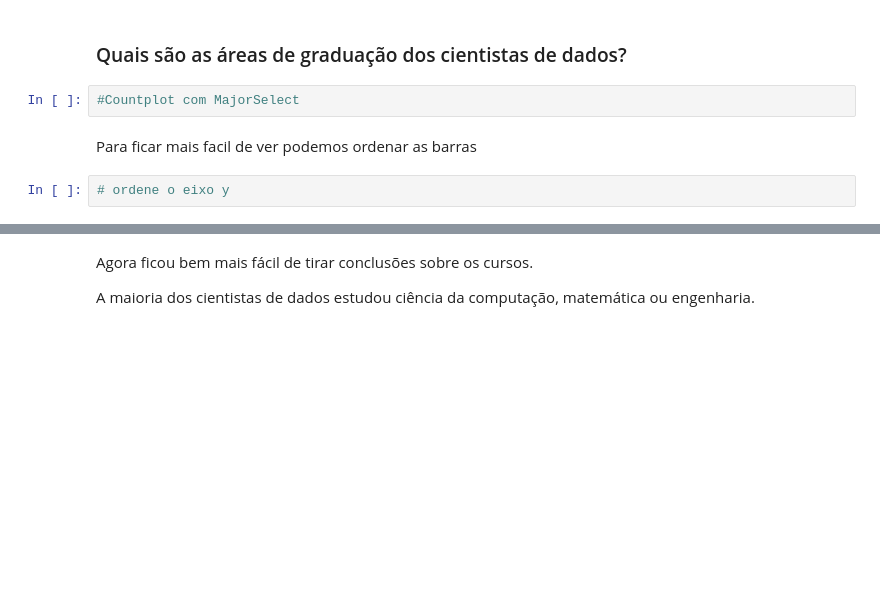
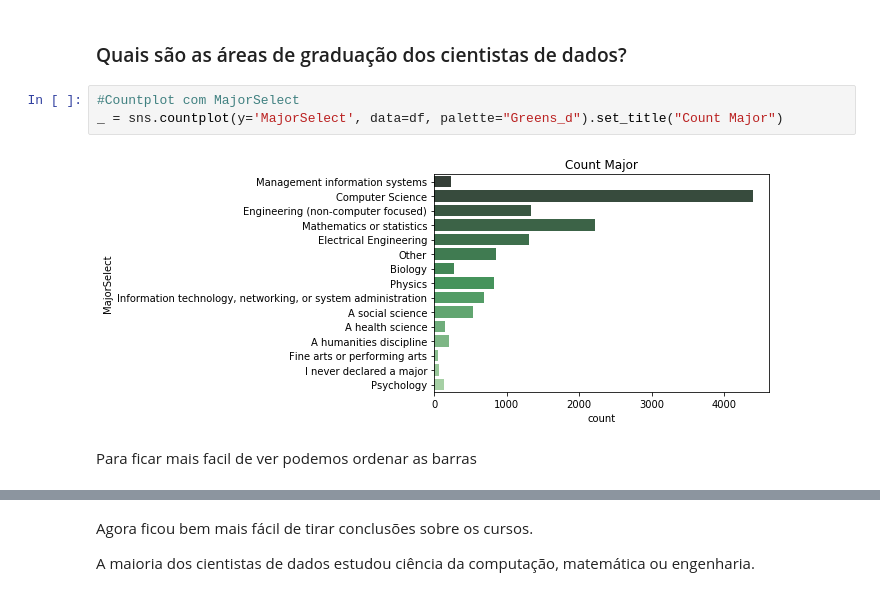
Before and after one commit to somostera/tera-datascience-out2018, a Jupyter notebook: 09-data-visualization/DataVisualization-2.ipynb, the cells around one changed output, grey strips where cells are left out. Drawn from its saved outputs; the diff is of its cells as text; blank space fills up the shorter version.

```diff
--- a/09-data-visualization/DataVisualization-2.ipynb
+++ b/09-data-visualization/DataVisualization-2.ipynb
@@ -12,9 +12,10 @@ import re
 df = pd.read_csv('kaggle-survey-2017/multipleChoiceResponses.csv', encoding="ISO-8859-1")
 # %% [markdown]
 ### Quais são as áreas de graduação dos cientistas de dados?
-# %%
-#Countplot com MajorSelect
+# %%
+#Countplot com MajorSelect
+_ = sns.countplot(y='MajorSelect', data=df, palette="Greens_d").set_title("Count Major")
+# %% [output]
+[figure, added]
 # %% [markdown]
 Para ficar mais facil de ver podemos ordenar as barras
-# %%
-# ordene o eixo y
```
Also changed, not shown: parts of 11 cells of this notebook, 15 other files.
